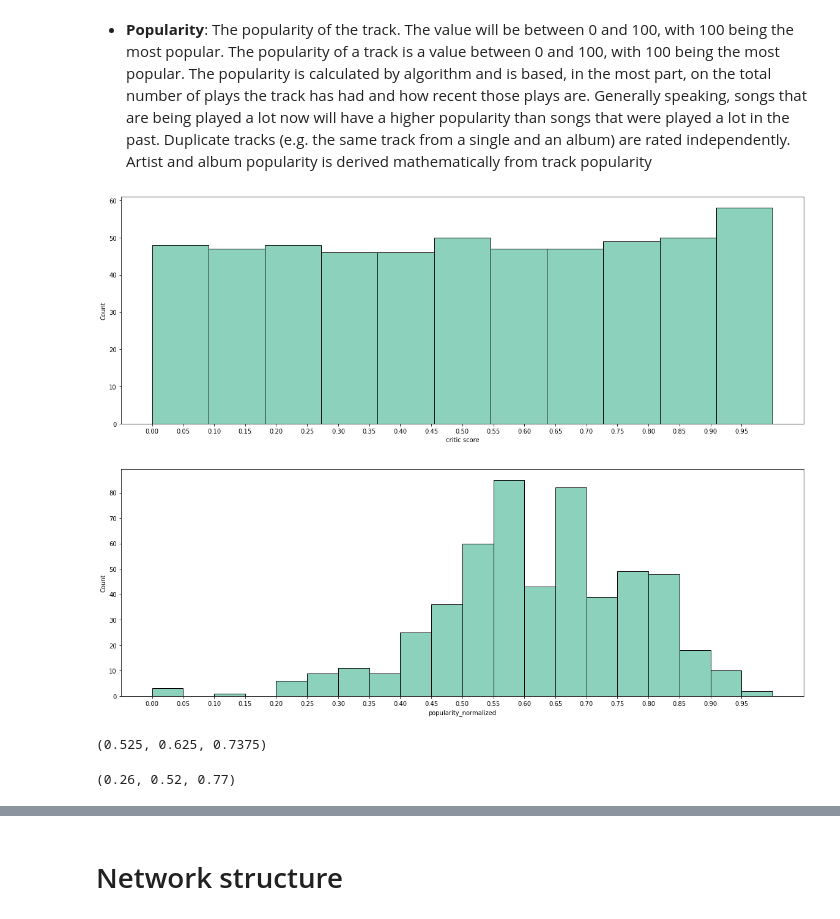
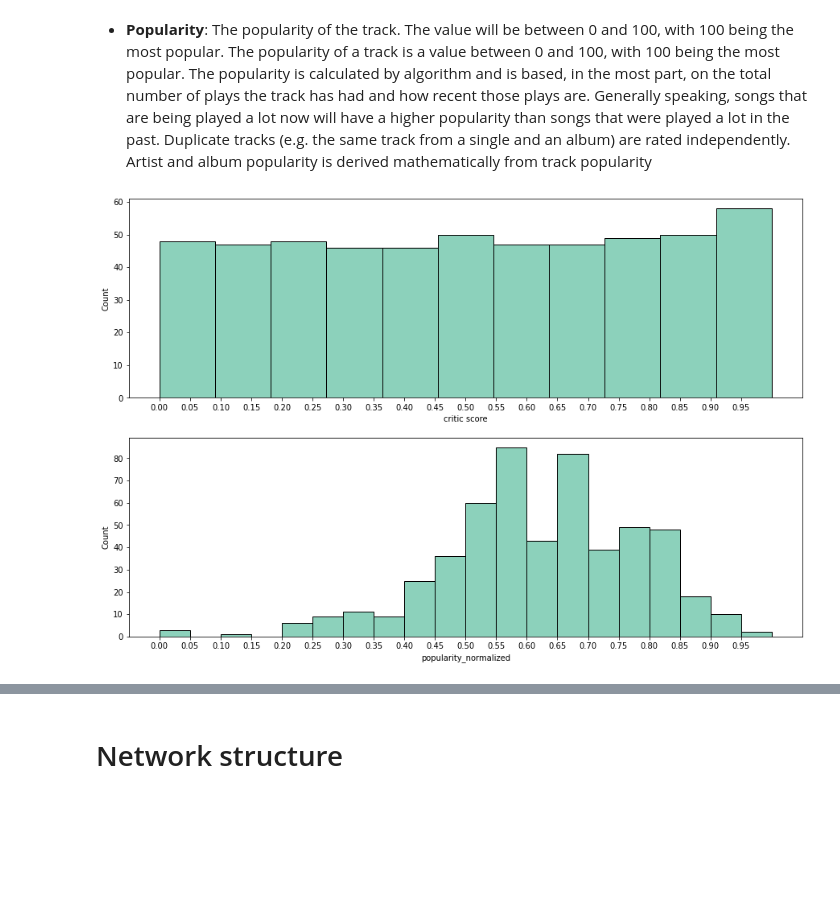
Before and after one commit to MScaramuzzi/FAIKR-3, a Jupyter notebook: df_compl.ipynb, the cells around one changed output, grey strips where cells are left out. Drawn from its saved outputs; the diff is of its cells as text; code cells hidden in the pictures; blank space fills up the shorter version.

```diff
--- a/df_compl.ipynb
+++ b/df_compl.ipynb
@@ -482,7 +470,7 @@ group3 = ['critic score', 'popularity_normalized']
 # %% [markdown]
 ## Group 1: 'danceability', 'energy', 'valence'
 # %%
-_, axes = plt.subplots(nrows=3, ncols=1, figsize=(20, 20))
+_, axes = plt.subplots(nrows=3, ncols=1, figsize=(15, 10))
 for col, ax in zip(group1, axes):
     sns.histplot(x=col, data=df2, ax=ax)
     ax.set_xticks(np.arange(min(df2[col]), max(df2[col]), step=0.1))
@@ -527,7 +503,7 @@ df2 = df2.drop(group1,axis=1)
 # %% [markdown]
 These two columns are very polarized towards zero therefore a boolean discretization is required
 # %%
-_, axes = plt.subplots(nrows=2, ncols=1, figsize=(20, 15))
+_, axes = plt.subplots(nrows=2, ncols=1, figsize=(15, 10))
 for col, ax in zip(group2, axes):
     sns.histplot(x=col, data=df2, ax=ax)
     ax.set_xticks(np.arange(min(df2[col]), max(df2[col]), step=0.05))
@@ -566,14 +534,13 @@ df2 =df2.drop(group2,axis=1)
 The popularity of a track is a value between 0 and 100, with 100 being the most popular. The popularity is calculated by algorithm and is based, in the most part, on the total number of plays the track has had and how recent those plays are.
 Generally speaking, songs that are being played a lot now will have a higher popularity than songs that were played a lot in the past. Duplicate tracks (e.g. the same track from a single and an album) are rated independently. Artist and album popularity is derived mathematically from track popularity
 # %%
-_, axes = plt.subplots(nrows=2, ncols=1, figsize=(20, 15))
+_, axes = plt.subplots(nrows=2, ncols=1, figsize=(15, 10))
 for col, ax in zip(group3, axes):
     sns.histplot(x=col, data=df2, ax=ax)
     ax.set_xticks(np.arange(min(df2[col]), max(df2[col]), step=0.05))
 # %% [output]
-[figure, old version]
+[figure, new version]
 # %%
 quant_25_p, quant_50_p, quant_75_p= df2.popularity_normalized.quantile(0.25),df2.popularity_normalized.quantile(0.50),df2.popularity_normalized.quantile(0.75)
-quant_25_p, quant_50_p, quant_75_p
+df2['pop']=pd.cut(x=df2['popularity_normalized'], bins=[-.01,quant_25_p,quant_50_p,1],
+                        labels=["low popularity","standard popularity","high popularity"])
-# %% [output]
-(0.525, 0.625, 0.7375)
@@ -583,5 +547,4 @@ df2['pop']=pd.cut(x=df2['popularity_normalized'], bins=[-.01,quant_25_p,quant_50
 # %%
 quant_25_c, quant_50_c, quant_75_c= round(df2['critic score'].quantile(0.25),2),round(df2['critic score'].quantile(0.50),2),round(df2['critic score'].quantile(0.75),2)
-quant_25_c, quant_50_c, quant_75_c
+df2['crit']=pd.cut(x=df2['critic score'], bins=[-.01,quant_25_c,quant_50_c,1],
+                        labels=["low critically score","average critical score","high critical score"])
-# %% [output]
-(0.26, 0.52, 0.77)
```
Also changed, not shown: parts of 58 cells of this notebook.
